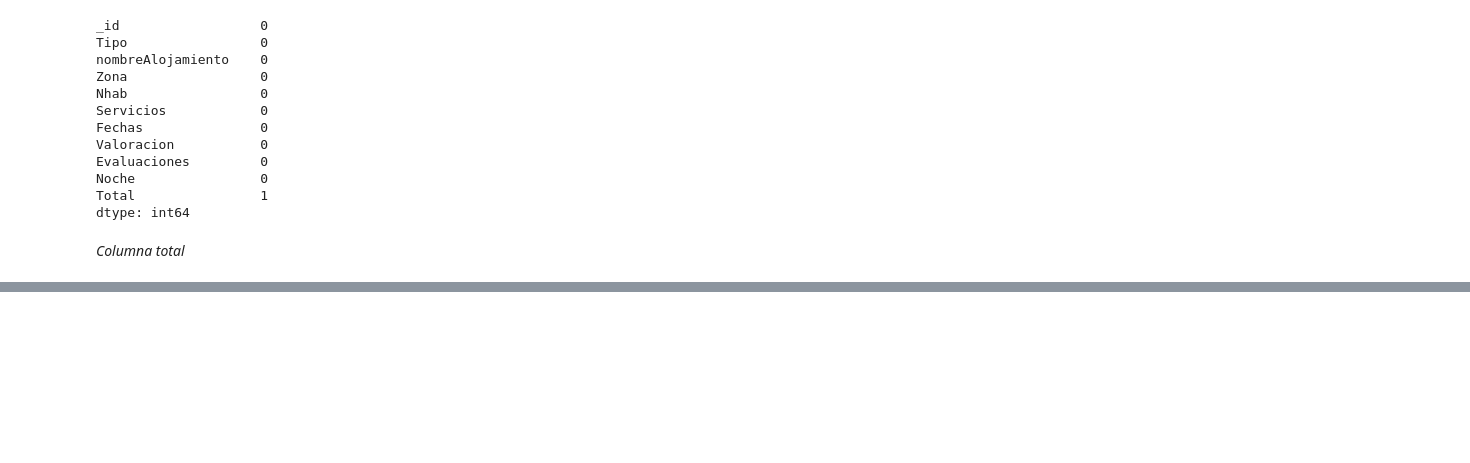
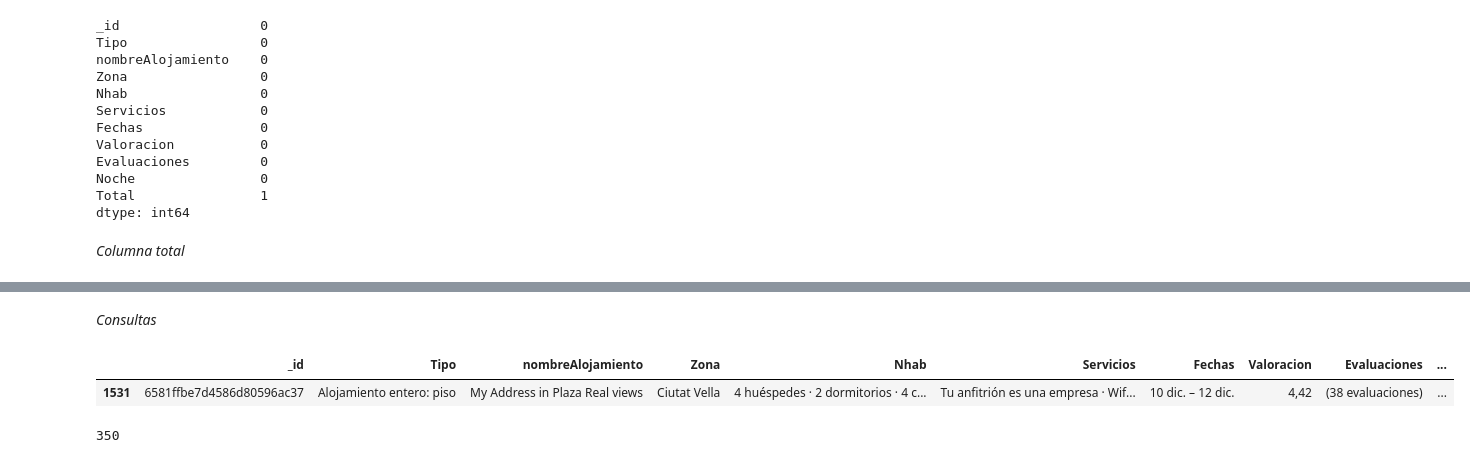
Before and after one commit to Alejo-P/Analisis-de-datos, a Jupyter notebook: Repaso_1B/Act_repaso.ipynb, the cells around one changed output, grey strips where cells are left out. Saved outputs shown, nothing was run; the diff lists cells and outputs as text; code cells hidden in the pictures; blank space fills up the shorter version.

Commit message:
Avance extra

```diff
--- a/Repaso_1B/Act_repaso.ipynb
+++ b/Repaso_1B/Act_repaso.ipynb
@@ -288,3 +288,12 @@ Total                1
 dtype: int64
 # %% [markdown]
 _Columna total_
+# %%
+# Extraer valores completos y no nulos de la columna "Total"
+Totales=Dataframe["Total"]
+
+for clave, valor in Totales.items(): # Iterar entre cada clave del diccionario "Totales"
+    if pd.isnull(valor): # Comprobar valores nulos y remplazarlos
+        Totales[clave]=f"{random.randint(40, 260)}€ en total" #Rellenar el valor nulo con un numero aleatorio
+
+Dataframe.isnull().sum() # Ver si hay valores nulos
@@ -291,3 +388,36 @@ _Columna total_
+# %% [markdown]
+_Consultas_
+# %%
+# Mostrar el alojamiento mas costoso por noche
+# Algoritmo de conversion de valor y busqueda (mayor valor)
+Alojamiento_costoso=Dataframe["Noche"]
+valor=int(str(Alojamiento_costoso[0]).split()[0])
+for clave in Alojamiento_costoso.keys():
+    num=int(str(Alojamiento_costoso[clave]).split()[0])
+    if num>valor:
+        valor=int(str(Alojamiento_costoso[clave]).split()[0])
+#Completar y convertir el indice de busqueda
+Ind=str(f"{valor} €")
+# Filtar y mostrar las filas que cumplan con la condicion
+Dataframe[Dataframe["Noche"]==Ind]
+# %% [output]
+|  | _id | Tipo | nombreAlojamiento | Zona | Nhab | Servicios | Fechas | Valoracion | Evaluaciones | ... |
+| 1531 | 6581ffbe7d4586d80596ac37 | Alojamiento entero: piso | My Address in Plaza Real views | Ciutat Vella | 4 huéspedes · 2 dormitorios · 4 c... | Tu anfitrión es una empresa · Wif... | 10 dic. – 12 dic. | 4,42 | (38 evaluaciones) | ... |
+# %%
+# Total cancelado mas costoso
+def Extraer_numero(Cadena):
+    #Retornar solo el numero de la cadena enviada a la funcion
+    return int(''.join([i for i in str(Cadena) if str(i).isdigit()]))
+
+Total=Dataframe["Total"]
+Precios_totales=[]
+for _, valor in Total.items():
+    Precios_totales.append(Extraer_numero(valor)) # Guardar el valor como numero en la lista
+# Ordenar la lista de forma descendente para obtener el valor mas alto primero
+Precios_totales.sort(reverse=True)
+Precios_totales[0]
+# %% [output]
+350
 # %%
 Dataframe[Dataframe["Evaluaciones"].notna()]
 # %% [output]
```
Also changed, not shown: parts of 8 cells of this notebook, 2 other files.
